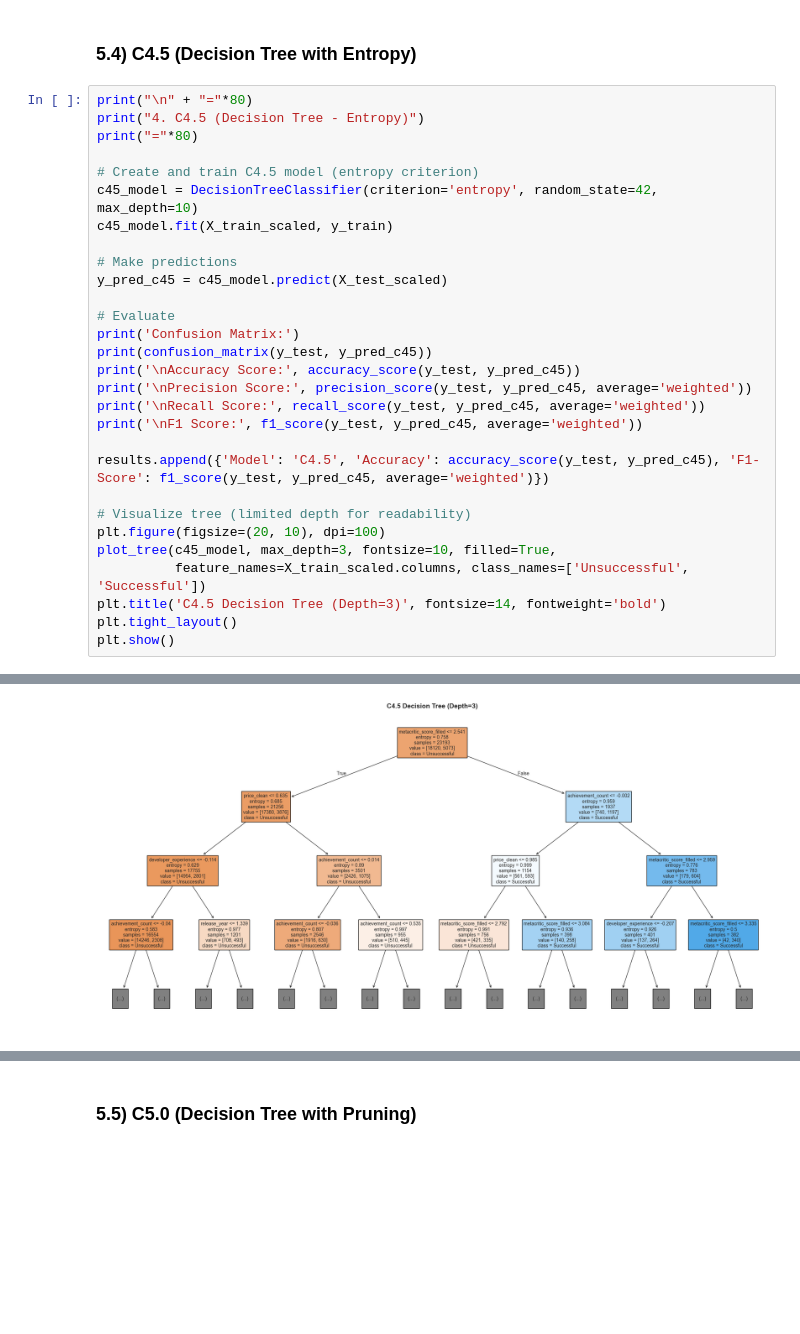
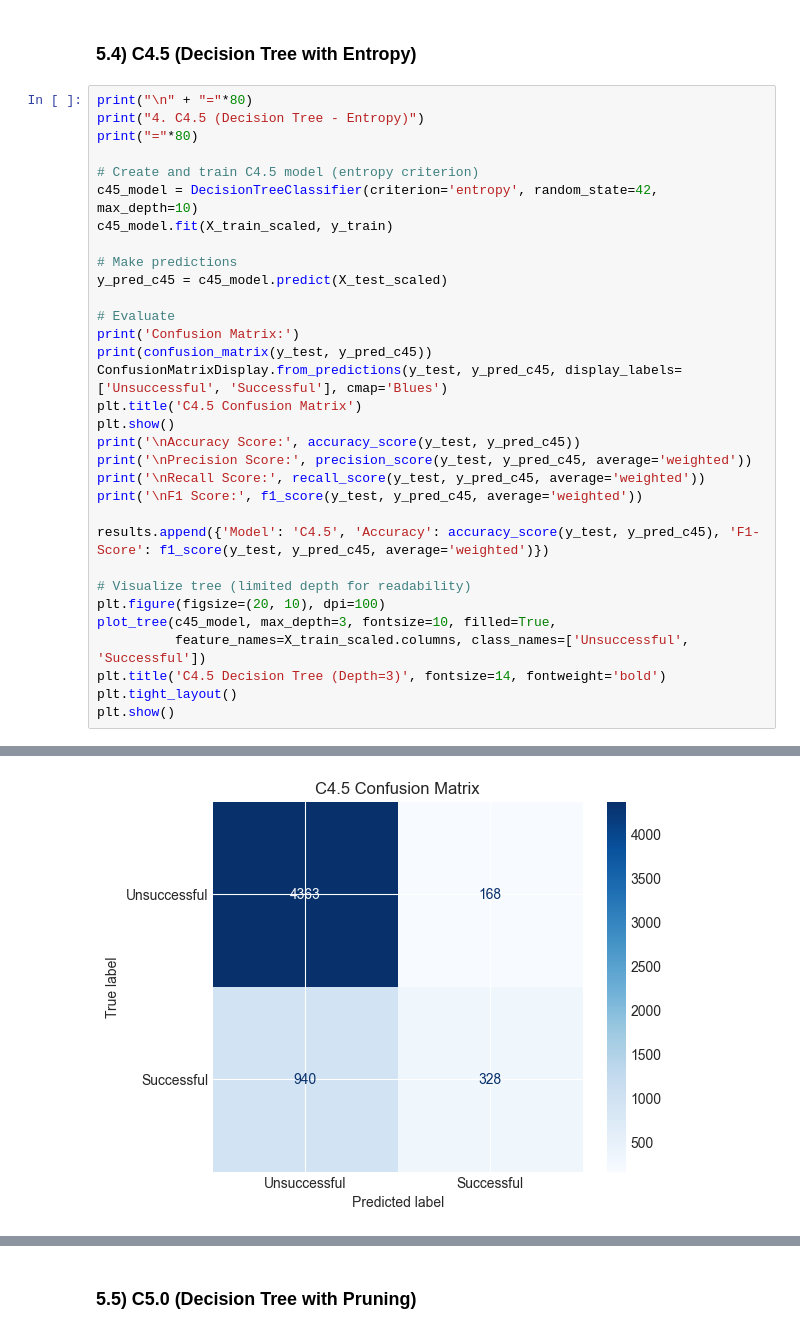
Before and after one commit to Ayan-Mahmood/DataMining_SteamGameSuccess, a Jupyter notebook: finalproject/final_streamlined.ipynb, the cells around one changed output, grey strips where cells are left out. Drawn from its saved outputs; the diff is of its cells as text; blank space fills up the shorter version.

```diff
--- a/finalproject/final_streamlined.ipynb
+++ b/finalproject/final_streamlined.ipynb
@@ -596,6 +605,9 @@ y_pred_c45 = c45_model.predict(X_test_scaled)
 # Evaluate
 print('Confusion Matrix:')
 print(confusion_matrix(y_test, y_pred_c45))
+ConfusionMatrixDisplay.from_predictions(y_test, y_pred_c45, display_labels=['Unsuccessful', 'Successful'], cmap='Blues')
+plt.title('C4.5 Confusion Matrix')
+plt.show()
 print('\nAccuracy Score:', accuracy_score(y_test, y_pred_c45))
 print('\nPrecision Score:', precision_score(y_test, y_pred_c45, average='weighted'))
 print('\nRecall Score:', recall_score(y_test, y_pred_c45, average='weighted'))
@@ -628 +632 @@ F1 Score: 0.7746227335145448
-[figure, old version]
+[figure, new version]
```
Also changed, not shown: parts of 10 cells of this notebook.
